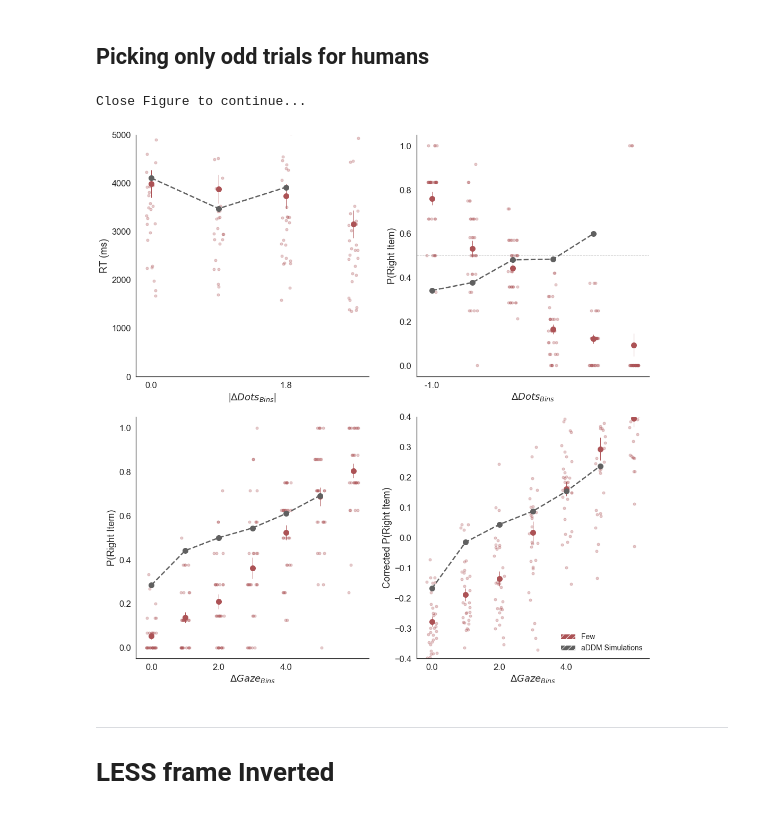
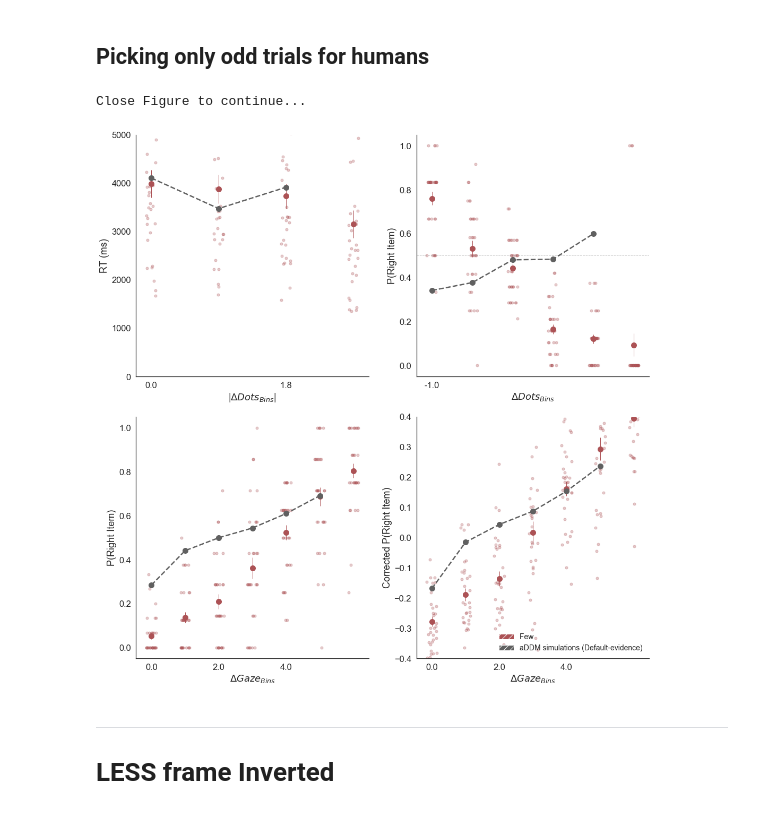
Before and after one commit to pradysepulveda/glamDDM_PF2019, a Jupyter notebook: PF2019_PrettyPlots_aDDM.ipynb, the cells around one changed output. Drawn from its saved outputs; the diff is of its cells as text; code cells hidden in the pictures.

Commit message:
new figures

```diff
--- a/PF2019_PrettyPlots_aDDM.ipynb
+++ b/PF2019_PrettyPlots_aDDM.ipynb
@@ -117,13 +116,13 @@ aDDM_human = aDDM_human.rename(index=str, columns={ 'parcode':'subject' ,"item_l
 aDDM_human_even = aDDM_human.iloc[np.arange(0, len(aDDM_human), 2)].copy()
 # %%
 print('Close Figure to continue...')
-glam.plots_pretty_aDDM.plot_fit(aDDM_human_even, [aDDM_prediction], color_data = '#AC5255',label1 = 'Few ');
+glam.plots_pretty_aDDM.plot_fit(aDDM_human_even, [aDDM_prediction], color_data = '#AC5255',label1 = 'Few ',label2 = 'aDDM simulations (Default-evidence)');
 plt.savefig(str('SavedFigures/PF2019aDDM_simulations_Less.png'), dpi = 200 )
 
 plt.show()
 # %% [output]
 Close Figure to continue...
-[figure, old version]
+[figure, new version]
 # %% [markdown]
 ---------------------------------------------------------
 # LESS frame Inverted
```
Also changed, not shown: parts of 2 cells of this notebook, 29 other files.
